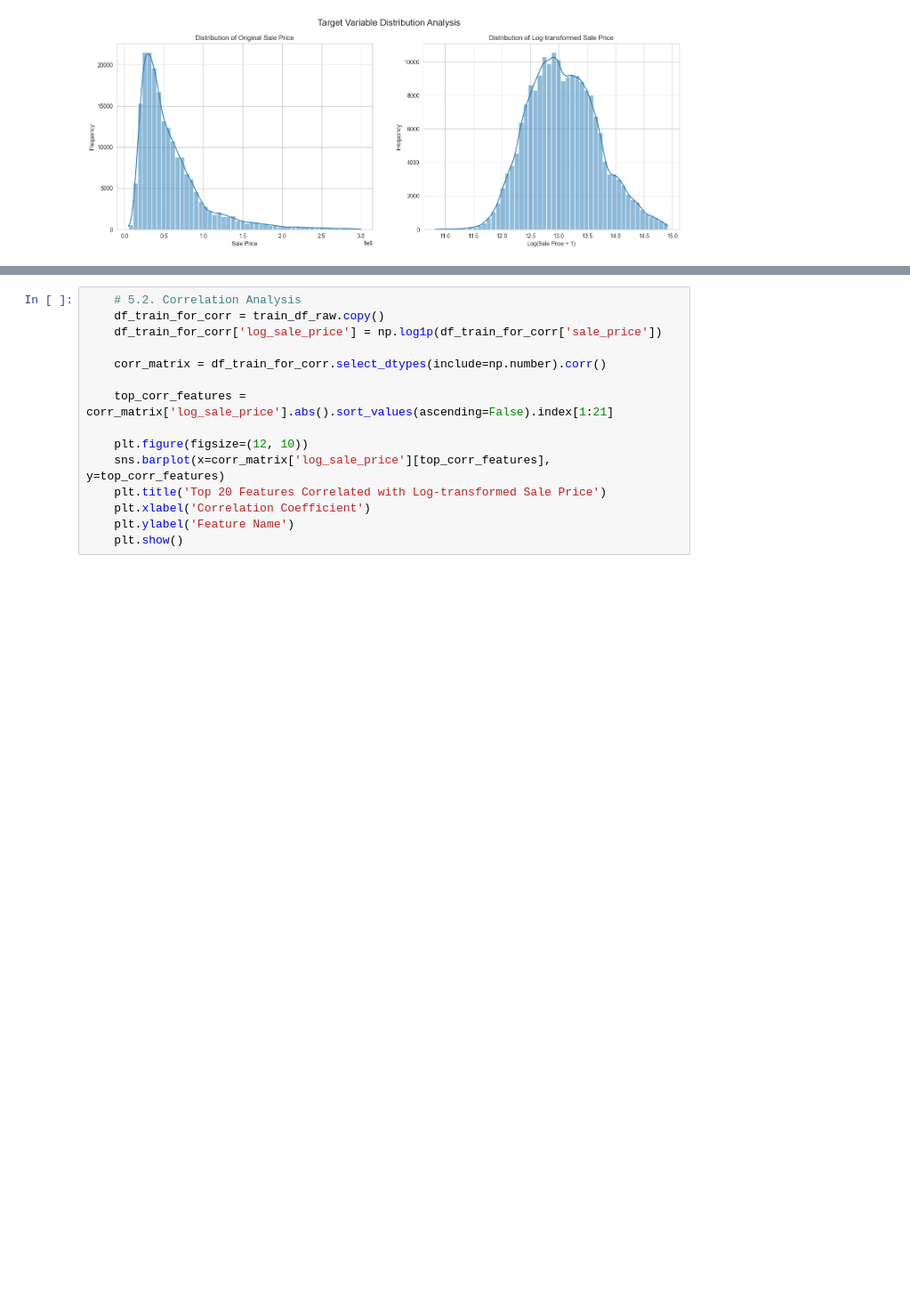
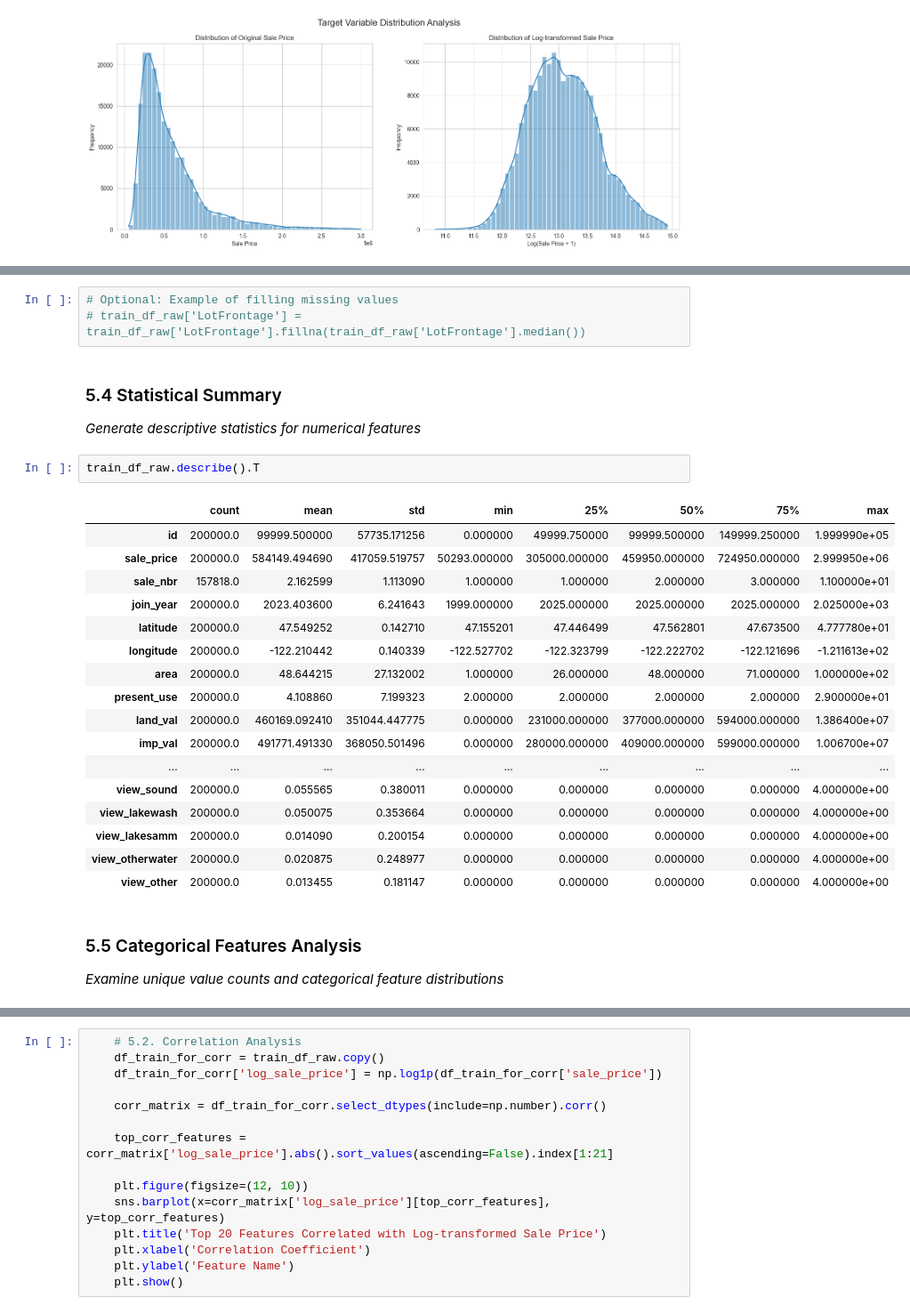
Before and after one commit to sanjayahewage0103/house-price-prediction-app, a Jupyter notebook: HousePrice_PI_Ensemble_V6.ipynb, the cells around one changed output, grey strips where cells are left out. Shown at 89% size. Drawn from its saved outputs; the diff is of its cells as text; blank space fills up the shorter version.

```diff
--- a/HousePrice_PI_Ensemble_V6.ipynb
+++ b/HousePrice_PI_Ensemble_V6.ipynb
@@ -135,0 +180,29 @@ if not train_df_raw.empty:
+# %%
+# Optional: Example of filling missing values
+# train_df_raw['LotFrontage'] = train_df_raw['LotFrontage'].fillna(train_df_raw['LotFrontage'].median())
+# %% [markdown]
+### 5.4 Statistical Summary
+*Generate descriptive statistics for numerical features*
+# %%
+train_df_raw.describe().T
+# %% [output]
+|  | count | mean | std | min | 25% | 50% | 75% | max |
+| id | 200000.0 | 99999.500000 | 57735.171256 | 0.000000 | 49999.750000 | 99999.500000 | 149999.250000 | 1.999990e+05 |
+| sale_price | 200000.0 | 584149.494690 | 417059.519757 | 50293.000000 | 305000.000000 | 459950.000000 | 724950.000000 | 2.999950e+06 |
+| sale_nbr | 157818.0 | 2.162599 | 1.113090 | 1.000000 | 1.000000 | 2.000000 | 3.000000 | 1.100000e+01 |
+| join_year | 200000.0 | 2023.403600 | 6.241643 | 1999.000000 | 2025.000000 | 2025.000000 | 2025.000000 | 2.025000e+03 |
+| latitude | 200000.0 | 47.549252 | 0.142710 | 47.155201 | 47.446499 | 47.562801 | 47.673500 | 4.777780e+01 |
+| longitude | 200000.0 | -122.210442 | 0.140339 | -122.527702 | -122.323799 | -122.222702 | -122.121696 | -1.211613e+02 |
+| area | 200000.0 | 48.644215 | 27.132002 | 1.000000 | 26.000000 | 48.000000 | 71.000000 | 1.000000e+02 |
+| present_use | 200000.0 | 4.108860 | 7.199323 | 2.000000 | 2.000000 | 2.000000 | 2.000000 | 2.900000e+01 |
+| land_val | 200000.0 | 460169.092410 | 351044.447775 | 0.000000 | 231000.000000 | 377000.000000 | 594000.000000 | 1.386400e+07 |
+| imp_val | 200000.0 | 491771.491330 | 368050.501496 | 0.000000 | 280000.000000 | 409000.000000 | 599000.000000 | 1.006700e+07 |
+| ... | ... | ... | ... | ... | ... | ... | ... | ... |
+| view_sound | 200000.0 | 0.055565 | 0.380011 | 0.000000 | 0.000000 | 0.000000 | 0.000000 | 4.000000e+00 |
+| view_lakewash | 200000.0 | 0.050075 | 0.353664 | 0.000000 | 0.000000 | 0.000000 | 0.000000 | 4.000000e+00 |
+| view_lakesamm | 200000.0 | 0.014090 | 0.200154 | 0.000000 | 0.000000 | 0.000000 | 0.000000 | 4.000000e+00 |
+| view_otherwater | 200000.0 | 0.020875 | 0.248977 | 0.000000 | 0.000000 | 0.000000 | 0.000000 | 4.000000e+00 |
+| view_other | 200000.0 | 0.013455 | 0.181147 | 0.000000 | 0.000000 | 0.000000 | 0.000000 | 4.000000e+00 |
+# %% [markdown]
+### 5.5 Categorical Features Analysis
+*Examine unique value counts and categorical feature distributions*
```
Also changed, not shown: parts of 34 cells of this notebook.
